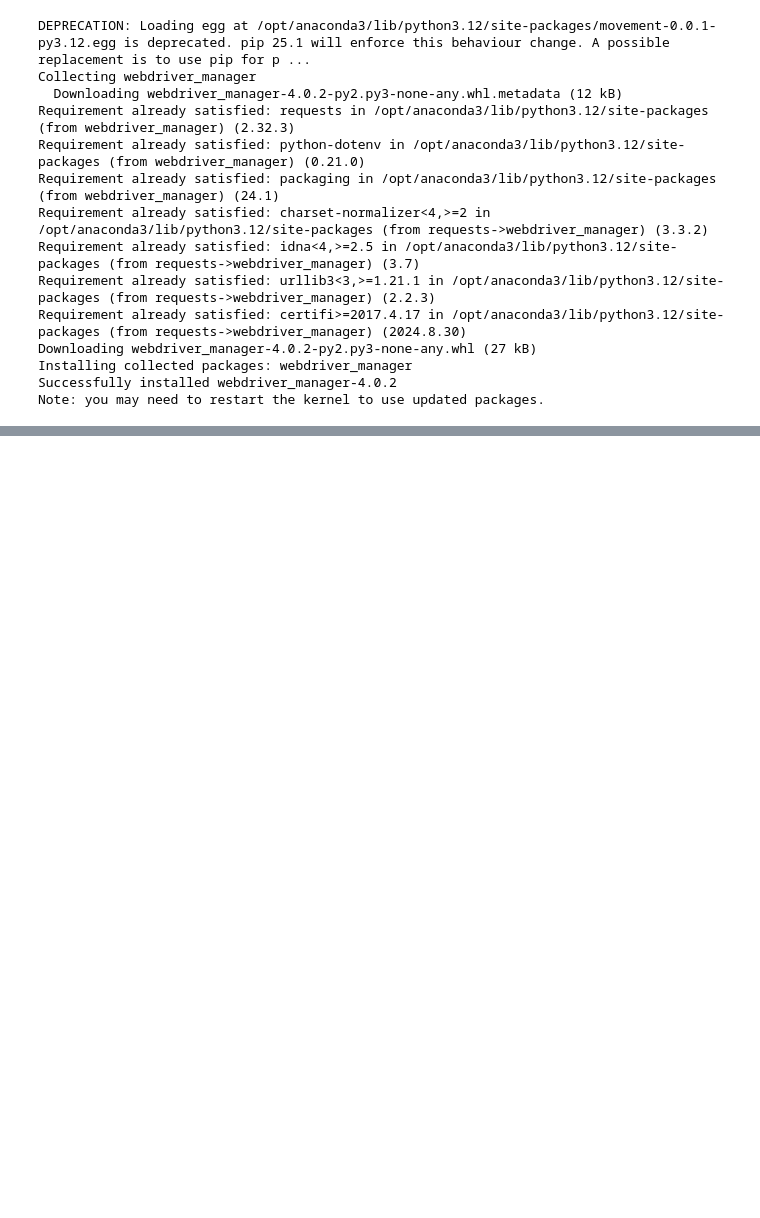
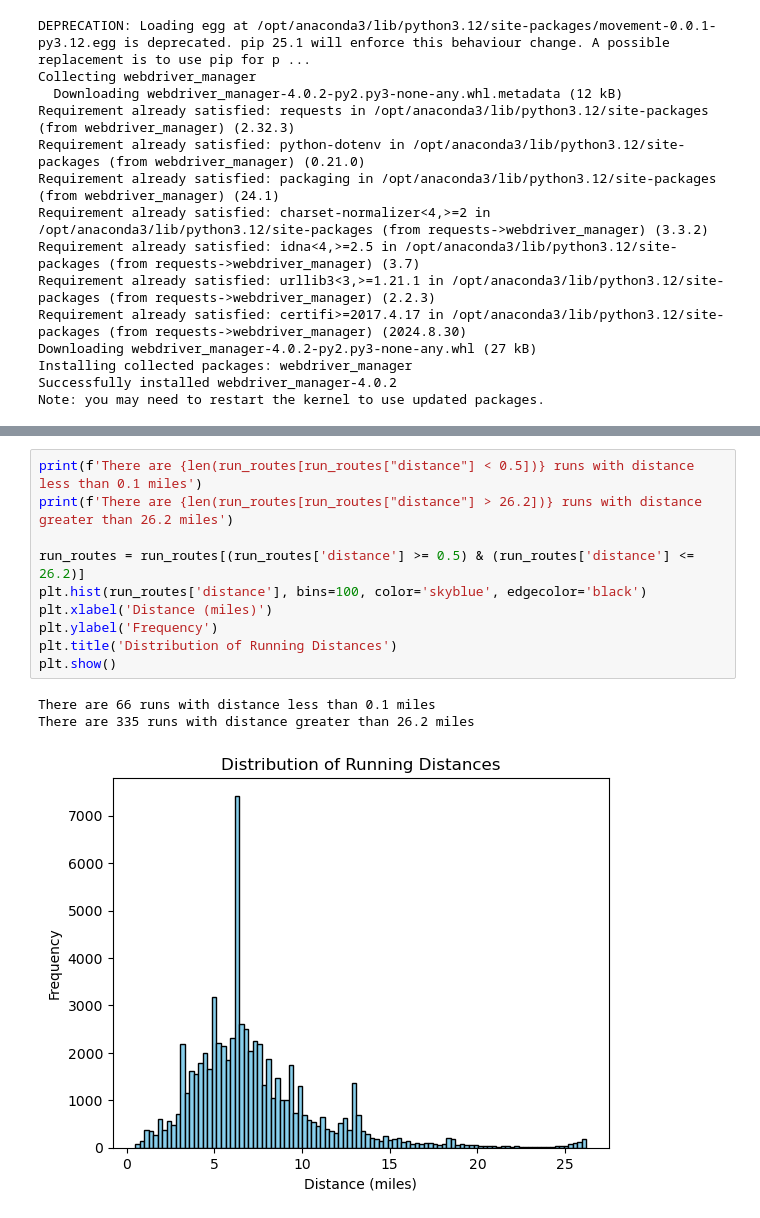
Before and after one commit to jacobgottesman/4400_final_project, a Jupyter notebook: testing.ipynb, the cells around one changed output, grey strips where cells are left out. Drawn from its saved outputs; the diff is of its cells as text; blank space fills up the shorter version.

```diff
--- a/testing.ipynb
+++ b/testing.ipynb
@@ -181,0 +337,14 @@ len(run_routes['userId'].unique())
+# %%
+print(f'There are {len(run_routes[run_routes["distance"] < 0.5])} runs with distance less than 0.1 miles')
+print(f'There are {len(run_routes[run_routes["distance"] > 26.2])} runs with distance greater than 26.2 miles')
+
+run_routes = run_routes[(run_routes['distance'] >= 0.5) & (run_routes['distance'] <= 26.2)]
+plt.hist(run_routes['distance'], bins=100, color='skyblue', edgecolor='black')
+plt.xlabel('Distance (miles)')
+plt.ylabel('Frequency')
+plt.title('Distribution of Running Distances')
+plt.show()
+# %% [output]
+There are 66 runs with distance less than 0.1 miles
+There are 335 runs with distance greater than 26.2 miles
+[figure, added]
```
Also changed, not shown: parts of 15 cells of this notebook, 2 other files.
